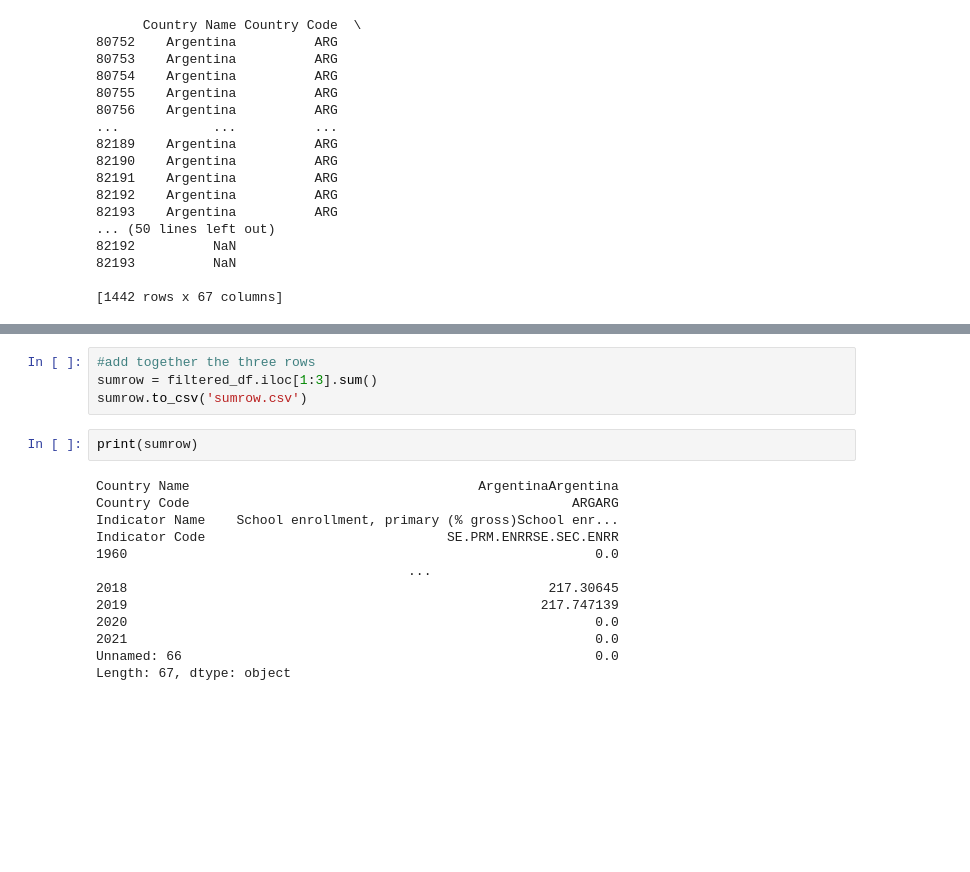
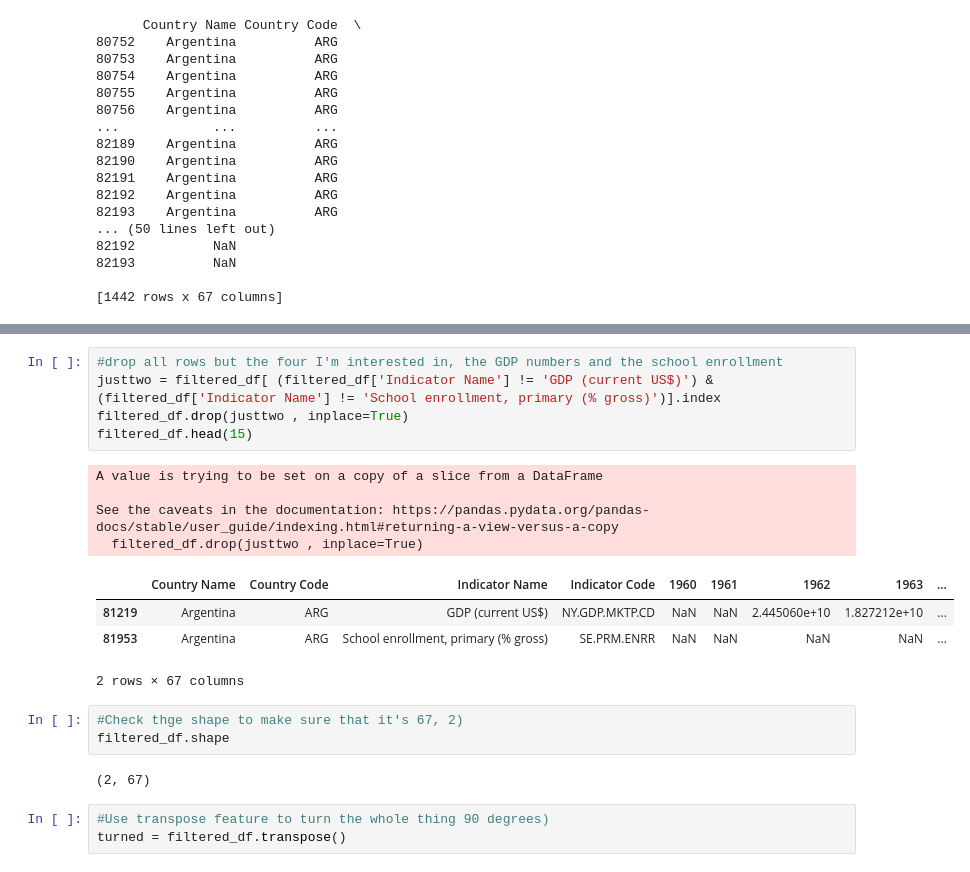
Before and after one commit to saf-csu/WranglingPortfolio, a Jupyter notebook: Mod8 Portfolio.ipynb, the cells around one changed output, grey strips where cells are left out. Cells and saved outputs as stored; diff of their text form; blank space fills up the shorter version.

```diff
--- a/Mod8 Portfolio.ipynb
+++ b/Mod8 Portfolio.ipynb
@@ -186,19 +148,22 @@ See the caveats in the documentation: https://pandas.pydata.org/pandas-docs/stab
-# %%
-#add together the three rows
-sumrow = filtered_df.iloc[1:3].sum()
-sumrow.to_csv('sumrow.csv')
-# %%
-print(sumrow)
-# %% [output]
-Country Name                                     ArgentinaArgentina
-Country Code                                                 ARGARG
-Indicator Name    School enrollment, primary (% gross)School enr...
-Indicator Code                               SE.PRM.ENRRSE.SEC.ENRR
-1960                                                            0.0
-                                        ...
-2018                                                      217.30645
-2019                                                     217.747139
-2020                                                            0.0
-2021                                                            0.0
-Unnamed: 66                                                     0.0
-Length: 67, dtype: object
+# %%
+#drop all rows but the four I'm interested in, the GDP numbers and the school enrollment
+justtwo = filtered_df[ (filtered_df['Indicator Name'] != 'GDP (current US$)') & (filtered_df['Indicator Name'] != 'School enrollment, primary (% gross)')].index
+filtered_df.drop(justtwo , inplace=True)
+filtered_df.head(15)
+# %% [output]
+A value is trying to be set on a copy of a slice from a DataFrame
+
+See the caveats in the documentation: https://pandas.pydata.org/pandas-docs/stable/user_guide/indexing.html#returning-a-view-versus-a-copy
+  filtered_df.drop(justtwo , inplace=True)
+|  | Country Name | Country Code | Indicator Name | Indicator Code | 1960 | 1961 | 1962 | 1963 | ... |
+| 81219 | Argentina | ARG | GDP (current US$) | NY.GDP.MKTP.CD | NaN | NaN | 2.445060e+10 | 1.827212e+10 | ... |
+| 81953 | Argentina | ARG | School enrollment, primary (% gross) | SE.PRM.ENRR | NaN | NaN | NaN | NaN | ... |
+2 rows × 67 columns
+# %%
+#Check thge shape to make sure that it's 67, 2)
+filtered_df.shape
+# %% [output]
+(2, 67)
+# %%
+#Use transpose feature to turn the whole thing 90 degrees)
+turned = filtered_df.transpose()
```
Also changed, not shown: parts of 21 cells of this notebook.
